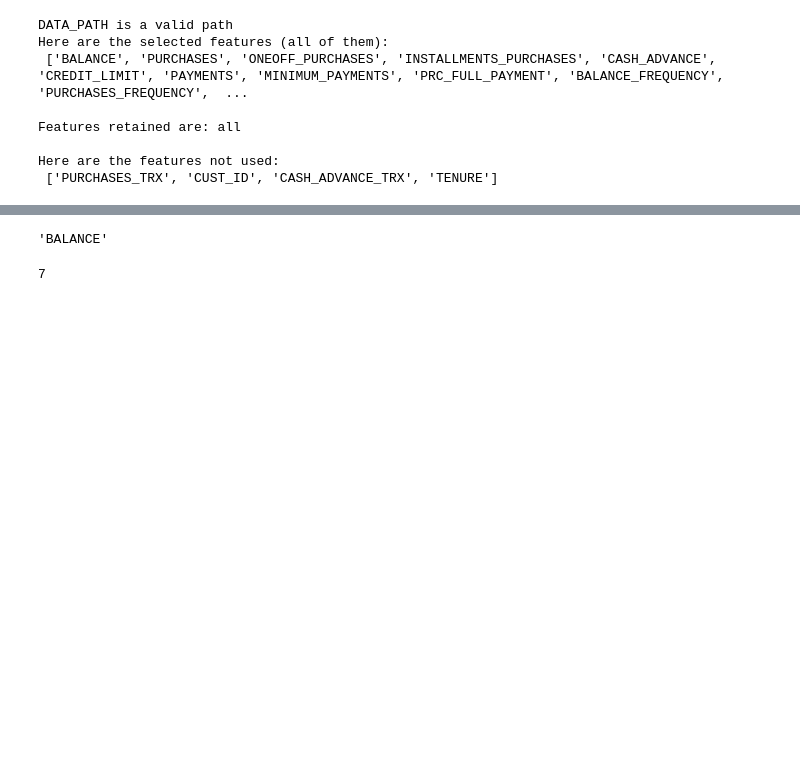
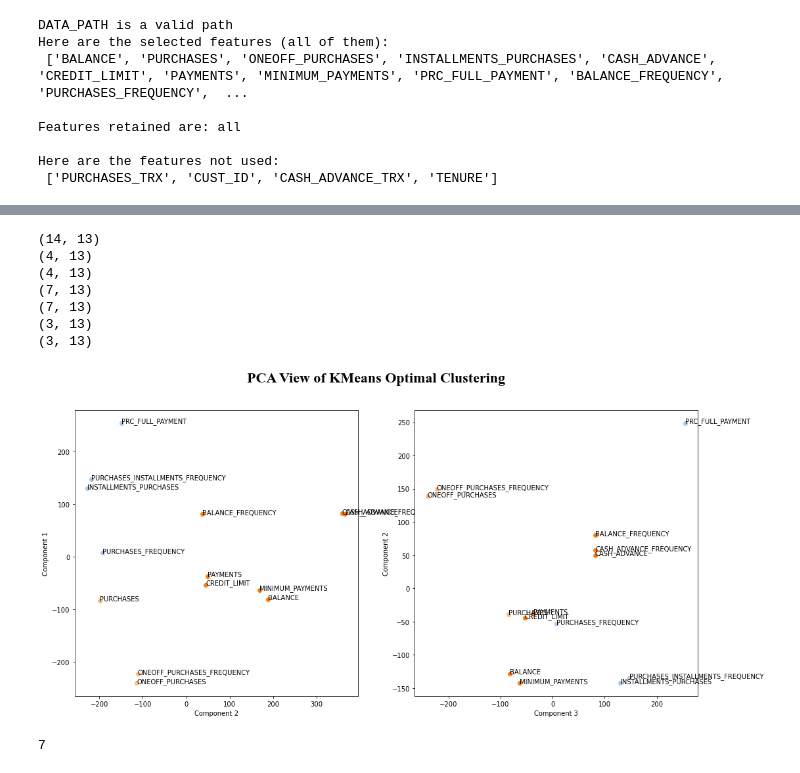
Before and after one commit to Addieduncan/customer-segmentation-project, a Jupyter notebook: inspect_data.ipynb, the cells around one changed output, grey strips where cells are left out. Saved outputs shown, nothing was run; the diff lists cells and outputs as text; code cells hidden in the pictures; blank space fills up the shorter version.

```diff
--- a/inspect_data.ipynb
+++ b/inspect_data.ipynb
@@ -712,12 +726,35 @@ Features have at least the following percentage of being zero:
+# %%
+from sklearn.decomposition import TruncatedSVD, PCA
+from datatools import plot_optimal
+makePCA = PCA(n_components=np.min((X_transpose.shape[0]-1, X_transpose.shape[1]-1)))
+makePCA.fit(X_transpose)
+Xpca = makePCA.transform(X_transpose)
+# Re-run kmeans for optimal number
+
+#assert (type(optimal_K_1) == int), 'First Optimal KMeans Cluster Value is Not Integer'
+#assert (type(optimal_K_2) == int), 'Second Optimal KMeans Cluster Value is Not Integer'
+optimal_num = 3
+if METHOD == 'GM':
+    GMMOpt = GaussianMixture(n_components = optimal_num, random_state=0).fit(X_transpose)
+    optimal_label_gmm = GMMOpt.predict(X_transpose)
+    plot_optimal(Xin = Xpca, labels= optimal_label_gmm, num_comps= 3,
+                 method =METHOD, annotation=True, ft_select=feature_kept)
+elif METHOD == 'KMeans':
+    KmeansOpt = KMeans(n_clusters=optimal_num, random_state=0).fit(X_transpose)
+    optimal_label_kmeans = KmeansOpt.labels_
+    plot_optimal(Xin = Xpca, labels= optimal_label_kmeans, num_comps= 3,
+                 method = METHOD, annotation=True, ft_select=feature_kept)
+# %% [output]
+(14, 13)
+(4, 13)
+(4, 13)
+(7, 13)
+(7, 13)
+(3, 13)
+(3, 13)
+[figure, added]
 # %%
-j = 5
-feature_index = np.where(feature_kept == feature_plot[j])
+
+feature_kept.index(feature_plot[j])
+# %% [output]
+7
-# %%
-feature_plot[j]
-# %% [output]
-'BALANCE'
-# %%
-j = 5
-feature_kept.index(feature_plot[j])
-# %% [output]
-7
```
Also changed, not shown: parts of 9 cells of this notebook, 2 other files.
